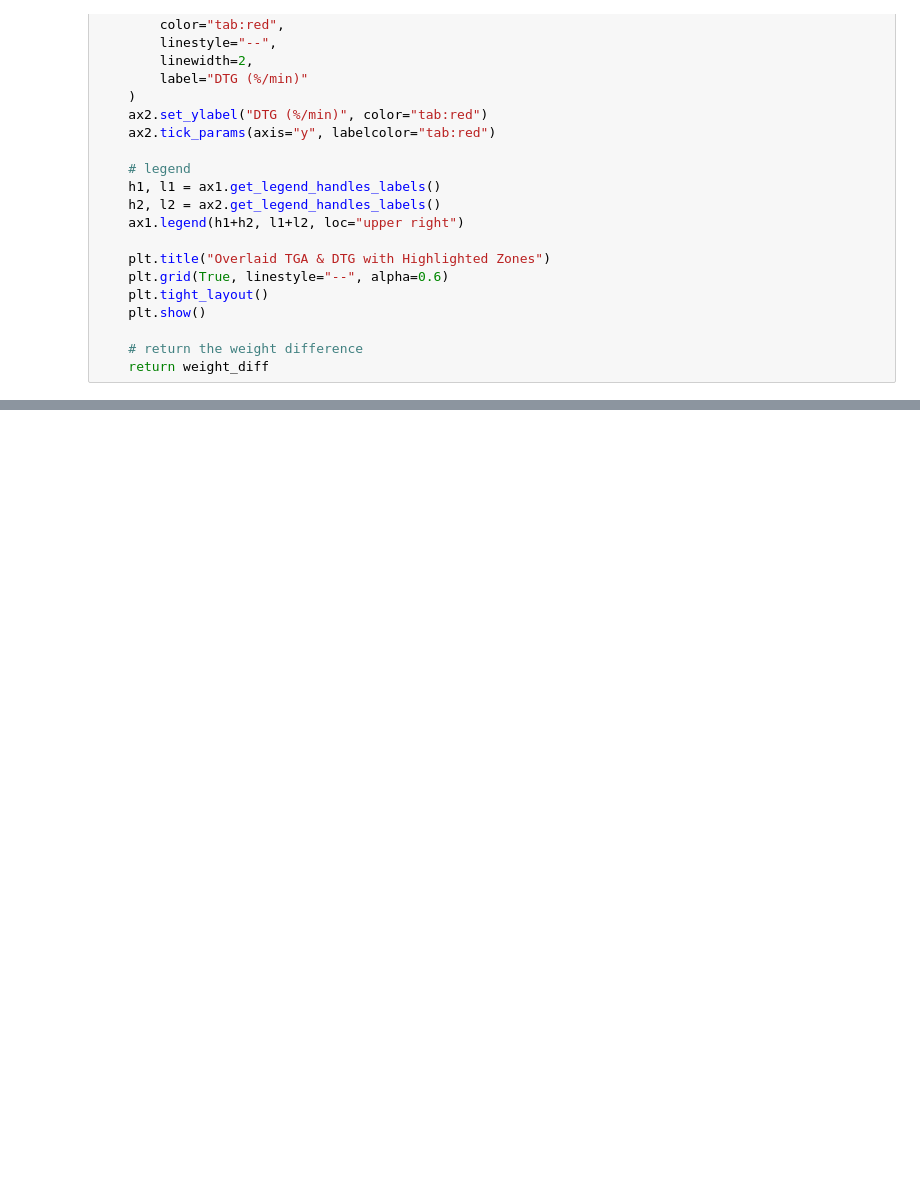
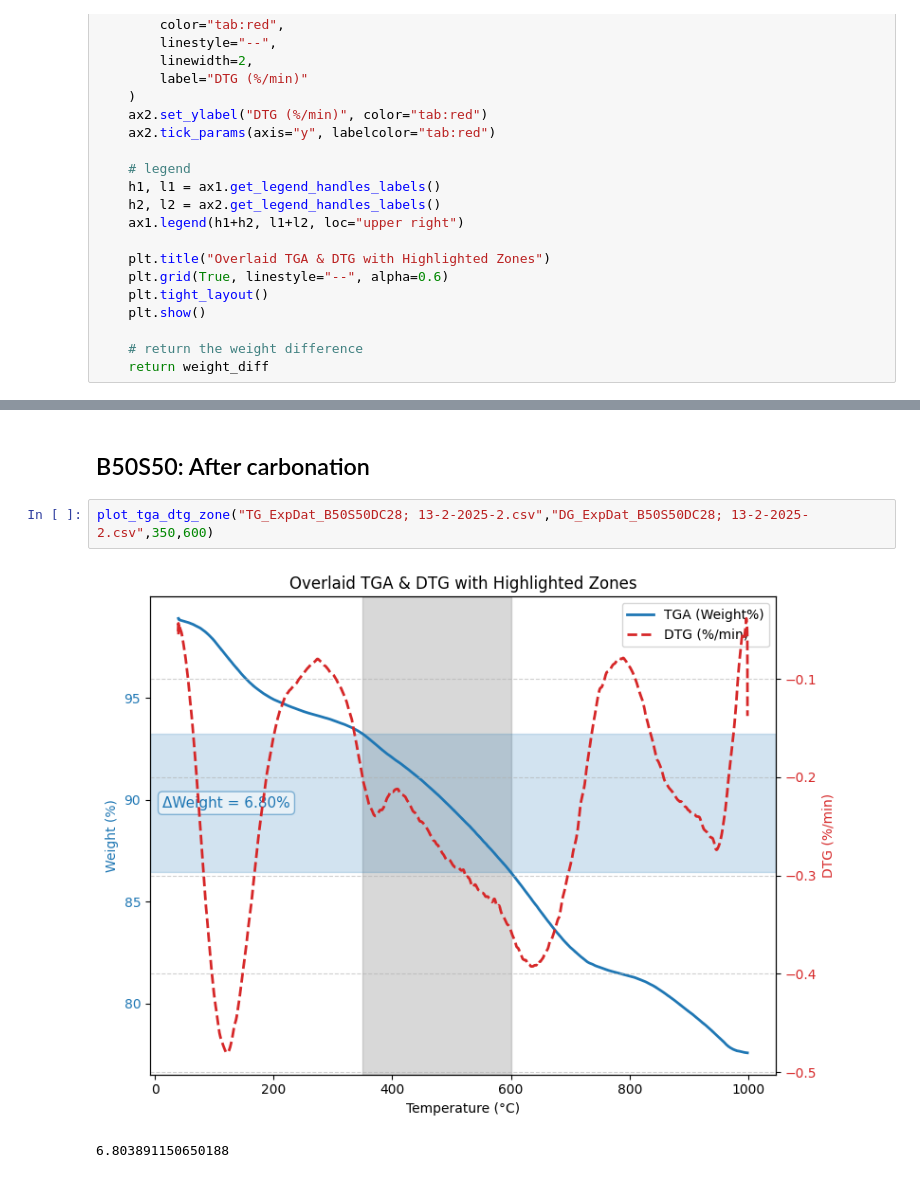
Before and after one commit to ahmedfarhatx22/TradingBro, a Jupyter notebook: book/some_content/B30S70.ipynb, the cells around one changed output, grey strips where cells are left out. Cells and saved outputs as stored; diff of their text form; blank space fills up the shorter version.

```diff
--- a/book/some_content/B30S70.ipynb
+++ b/book/some_content/B30S70.ipynb
@@ -181,0 +155,7 @@ interactive(children=(FloatText(value=450.0, description='Start (°C)'), FloatTe
+# %% [markdown]
+## B50S50: After carbonation
+# %%
+plot_tga_dtg_zone("TG_ExpDat_B50S50DC28; 13-2-2025-2.csv","DG_ExpDat_B50S50DC28; 13-2-2025-2.csv",350,600)
+# %% [output]
+[figure, added]
+6.803891150650188
```
Also changed, not shown: parts of 7 cells of this notebook, 2 other files.
